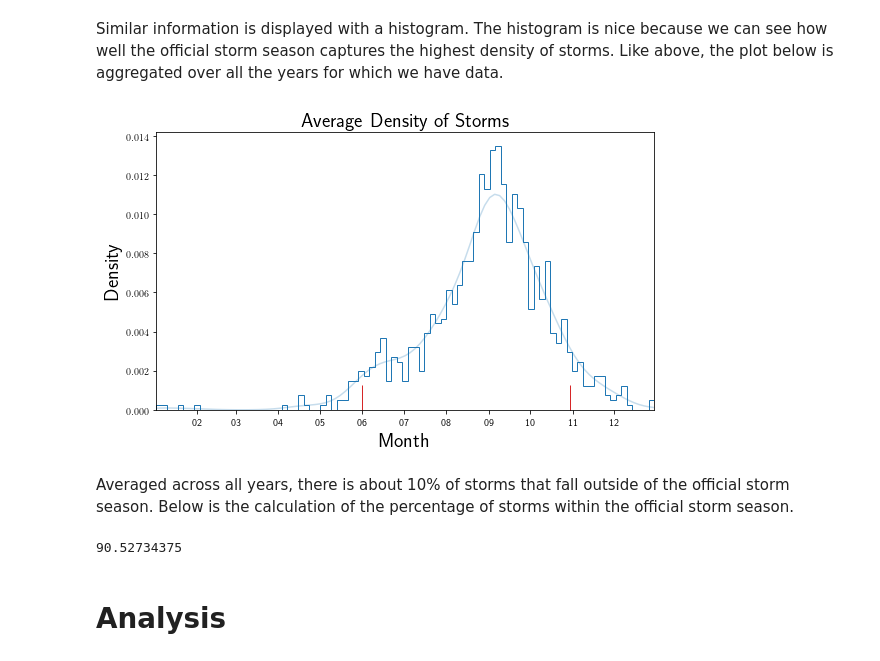
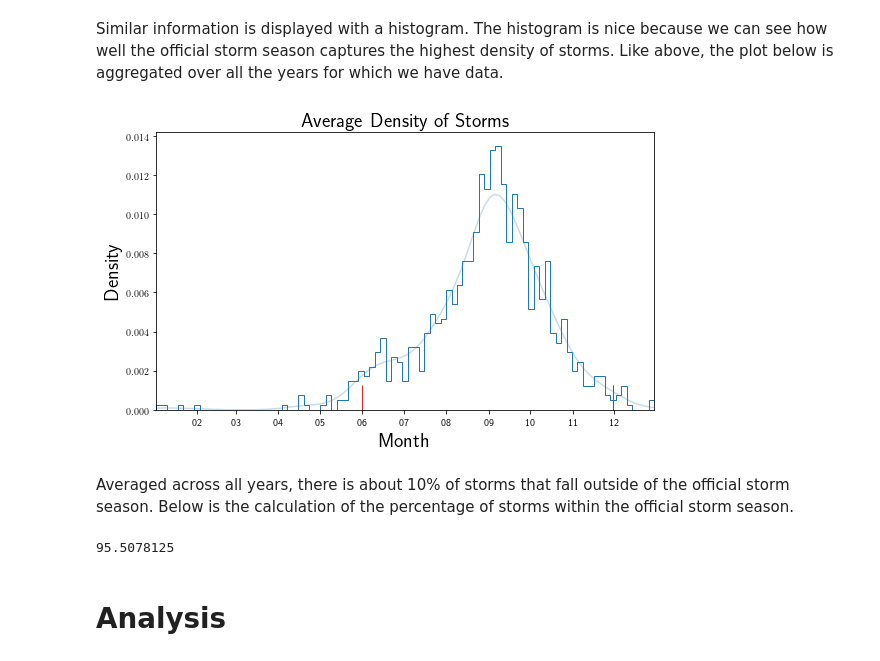
Before and after one commit to roualdes/stormevents, a Jupyter notebook: stormevents.ipynb, the cells around one changed output. Drawn from its saved outputs; the diff is of its cells as text; code cells hidden in the pictures.

```diff
--- a/stormevents.ipynb
+++ b/stormevents.ipynb
@@ -104,28 +104,28 @@ Similar information is displayed with a histogram.  The histogram is nice becaus
 <a id='average_density'></a>
 # %%
 storm_season = mdates.date2num([datetime.datetime(2018, 6, 1),
-                                datetime.datetime(2018, 10, 30)])
+                                datetime.datetime(2018, 11, 30)])
 
 fig, ax = plt.subplots(1, 1, figsize=(8, 5))
 ax.cla()
 bp.histogram(df['cnum_dates'], bins=365//4)
 bp.density(df['cnum_dates'], alpha=0.25)
 bp.rug(storm_season, markersize=50, color='tab:red')
 plt.xlabel('Month', fontsize=20)
 plt.ylabel('Density', fontsize=20)
 plt.title('Average Density of Storms', fontsize=20)
 ax.set_xlim([df['cnum_dates'].min(), df['cnum_dates'].max()])
 ax.xaxis.set_major_locator(mdates.AutoDateLocator())
 ax.xaxis.set_major_formatter(mdates.DateFormatter('%m'))
 plt.tight_layout()
 # %% [output]
-[figure, old version]
+[figure, new version]
 # %% [markdown]
 Averaged across all years, there is about 10% of storms that fall outside of the official storm season.  Below is the calculation of the percentage of storms within the official storm season.
 # %%
 np.sum((df['cnum_dates'] > storm_season[0]) & (df['cnum_dates'] < storm_season[1])) / df.shape[0] * 100
 # %% [output]
-90.52734375
+95.5078125
 # %% [markdown]
 # Analysis
 # %% [markdown]
```
Also changed, not shown: parts of 5 cells of this notebook, 1 other file.
